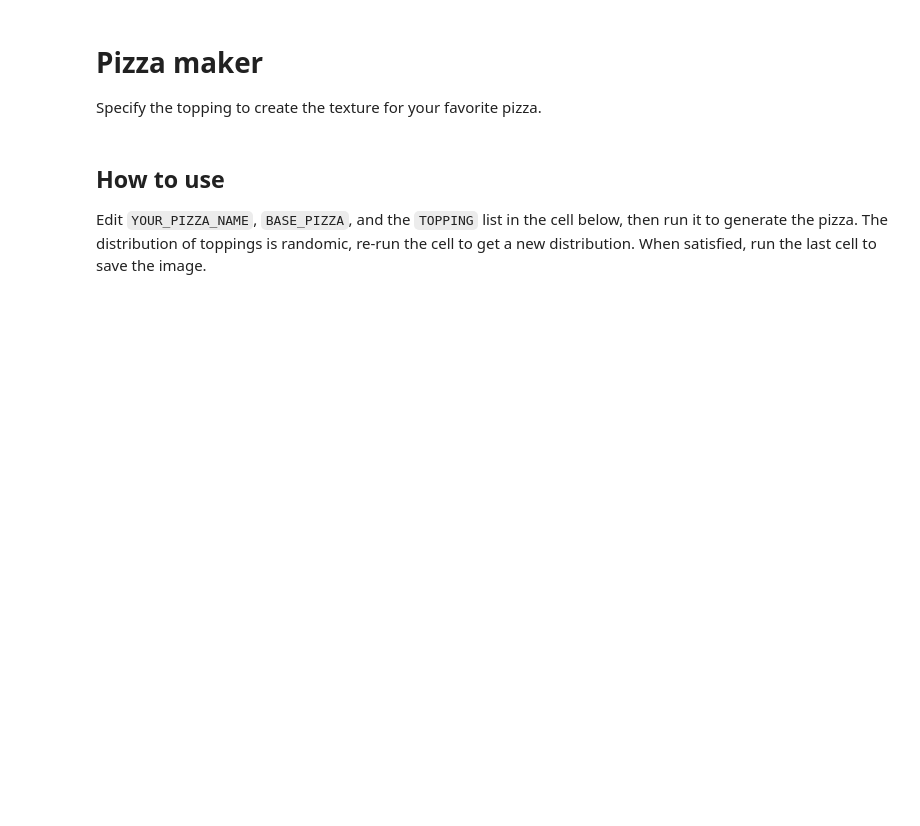
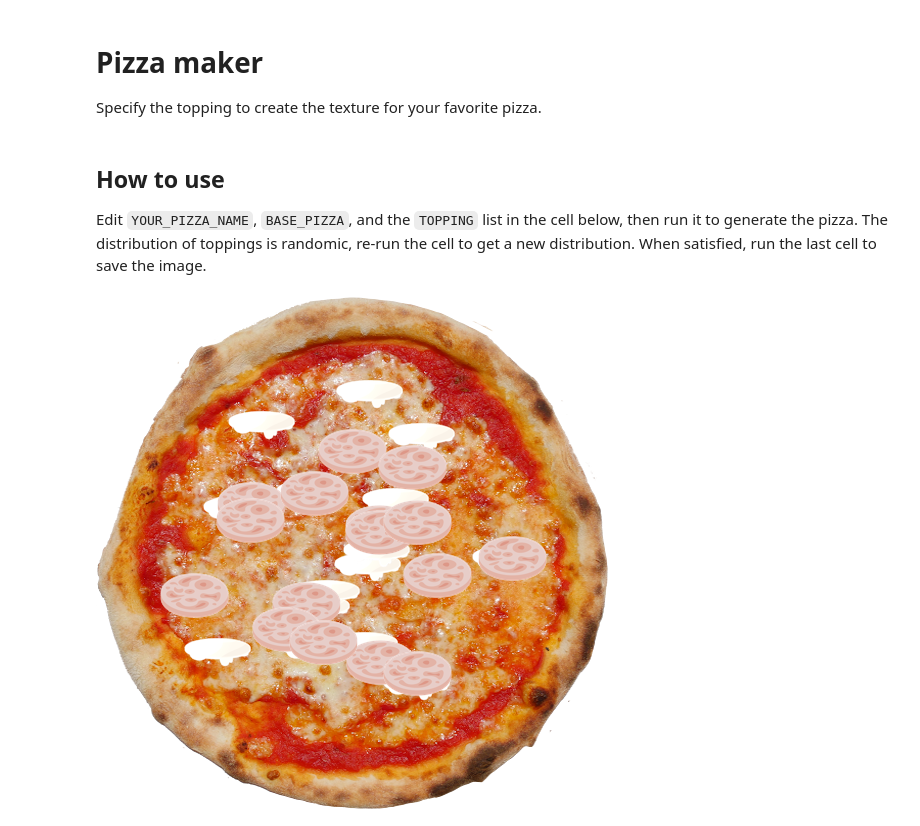
Before and after one commit to Luca-Pozzi/pizza_chart, a Jupyter notebook: pizza_maker.ipynb, the cells around one changed output. Cells and saved outputs as stored; diff of their text form; code cells hidden in the pictures; blank space fills up the shorter version.

```diff
--- a/pizza_maker.ipynb
+++ b/pizza_maker.ipynb
@@ -14,9 +14,9 @@ import random
 from PIL import Image
 
 # Create your pizza here!
-YOUR_PIZZA_NAME = "altro"
+YOUR_PIZZA_NAME = "salsiccia e bufala"
 BASE_PIZZA = "margherita"               # must be in `assets/pizzas`
-TOPPINGS = ["anchovies", "arugala", "capers", "mushrooms", "olives", "pomodorini"]  # must be in `assets/toppings`
+TOPPINGS = ["bufala", "sausages"]    # must be in `assets/toppings`
 #random.seed(1) # for reproducibility, change this to change your pizza
                 # comment to have a new pizza at each run
 
@@ -33,8 +33,8 @@ bg_img = Image.open(os.path.join(assets_dir,
                                  "pizzas",
                                  "{}.png".format(BASE_PIZZA))
                               )
+bg_img = bg_img.resize((512, 512))  # size of the original "margherita.png"
 bg_w, bg_h = bg_img.size
-
 
 # Scatter topping images onto the pizza image
 R = min(bg_h // 2, bg_w // 2) * 0.5     # adjust the gains to have toppings
@@ -52,33 +52,35 @@ for topping in TOPPINGS:
     top_img = Image.open(os.path.join(assets_dir,
                                       "toppings",
                                       "{}.png".format(topping)))
     top_img = top_img.resize((d, d))
     for i in range(-4, 4):
         ang = math.pi * i / 4
         # Each offset coordinate is made of three terms:
         #   - nominal position (add toppings regularly, in concentric circles)
         #   - random factor ("scatters" topping from nominal position)
         #   - icon size / 2 (move nominal position to topping center rather than corner)
         offset = (bg_w //2 + int(math.sin(ang) * R) +
                   int((random.random()-0.5)*max_scattering) -
                   d // 2,
                   bg_h // 2 + int(math.cos(ang) * R) +
                   int((random.random()-0.5)*max_scattering) -
                   d // 2,
                   )
         bg_img.paste(top_img, offset, top_img)
         offset = (bg_w // 2 + int(math.sin(ang) * r) +
                   int((random.random()-0.5)*max_scattering) -
                   d // 2,
                   bg_h // 2 + int(math.cos(ang) * r) +
                   int((random.random()-0.5)*max_scattering) -
                   d // 2,
                   )
         bg_img.paste(top_img, offset, top_img)
 # Display the result
 bg_img
 # If you are satisfied, move to the next cell to save your pizza.
 # Save-by-default is avoided to prevent overwriting.
+# %% [output]
+[figure, added]
 # %%
 # Save your pizza
 bg_img.save(os.path.join(assets_dir,
```
Also changed, not shown: 3 other files.
